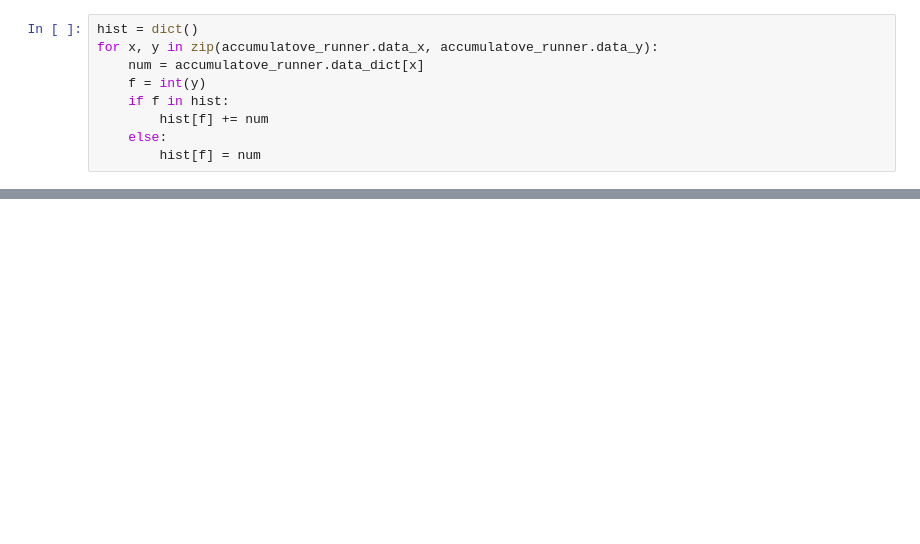
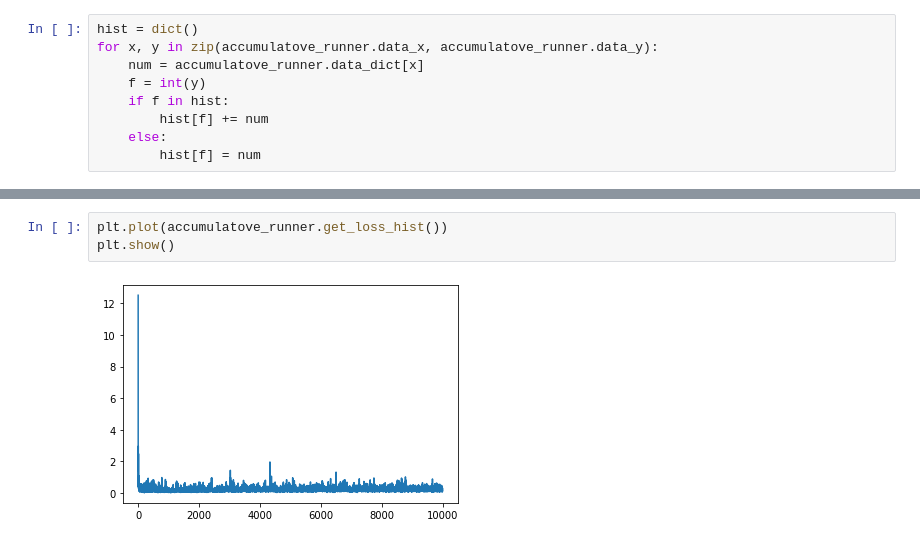
Before and after one commit to go13/Transformers1, a Jupyter notebook: GA-Playground.ipynb, the cells around one changed output, grey strips where cells are left out. Cells and saved outputs as stored; diff of their text form; blank space fills up the shorter version.

```diff
--- a/GA-Playground.ipynb
+++ b/GA-Playground.ipynb
@@ -104,0 +108,5 @@ predict('3BYBNAXW05JLMP0PEQG7EUW1PZNUHEAOBRB1713PKFZSN')
+# %%
+plt.plot(accumulatove_runner.get_loss_hist())
+plt.show()
+# %% [output]
+[figure, added]
```
Also changed, not shown: parts of 5 cells of this notebook, 2 other files.
